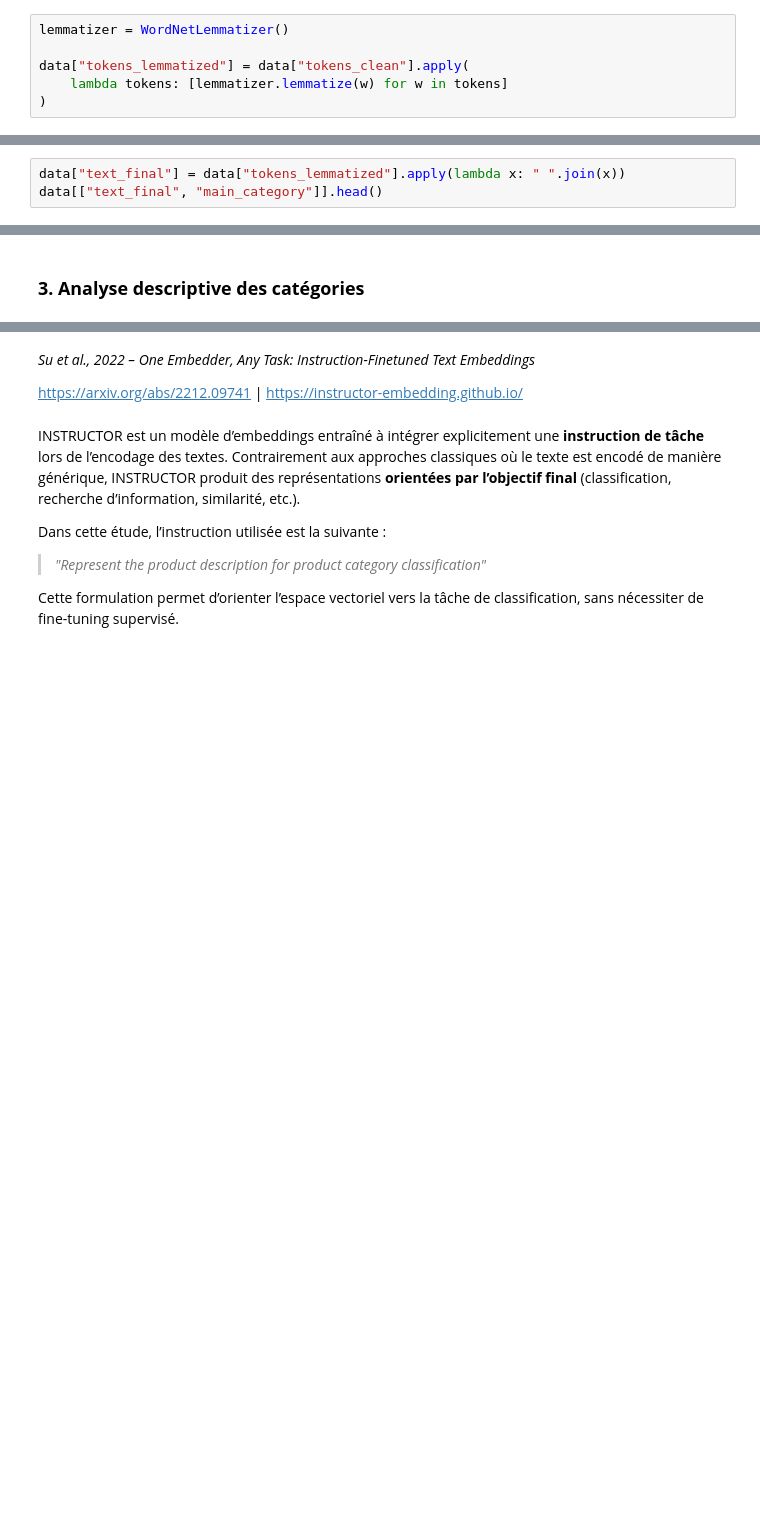
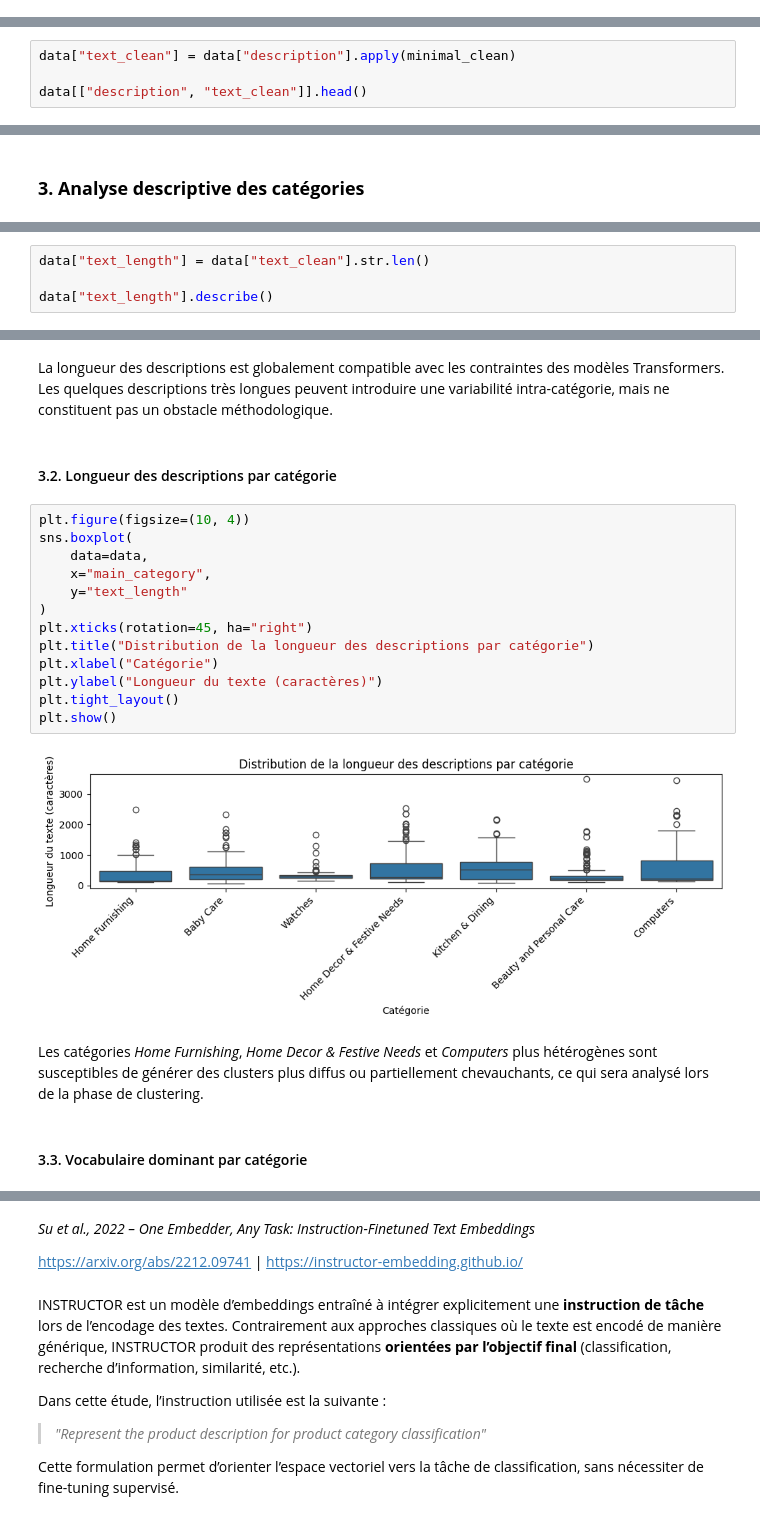
Before and after one commit to MargauxDupeyron/OC-P8-Realisez-un-dashboard-et-assurez-une-veille-technique, a Jupyter notebook: projet8_notebook_veille.ipynb, the cells around one changed output, grey strips where cells are left out. Drawn from its saved outputs; the diff is of its cells as text; blank space fills up the shorter version.

```diff
--- a/projet8_notebook_veille.ipynb
+++ b/projet8_notebook_veille.ipynb
@@ -457,6 +462,0 @@ data["tokens_clean"] = data["tokens"].apply(
-# %%
-lemmatizer = WordNetLemmatizer()
-
-data["tokens_lemmatized"] = data["tokens_clean"].apply(
-    lambda tokens: [lemmatizer.lemmatize(w) for w in tokens]
-)
@@ -465,3 +462,0 @@ data["tokens_lemmatized"] = data["tokens_clean"].apply(
-# %%
-data["text_final"] = data["tokens_lemmatized"].apply(lambda x: " ".join(x))
-data[["text_final", "main_category"]].head()
@@ -474,0 +463,4 @@ data[["text_final", "main_category"]].head()
+# %%
+data["text_clean"] = data["description"].apply(minimal_clean)
+
+data[["description", "text_clean"]].head()
@@ -572,0 +515,4 @@ plt.show()
+# %%
+data["text_length"] = data["text_clean"].str.len()
+
+data["text_length"].describe()
@@ -572,0 +529,23 @@ plt.show()
+# %% [markdown]
+La longueur des descriptions est globalement compatible avec les contraintes des modèles Transformers. Les quelques descriptions très longues peuvent introduire une variabilité intra-catégorie, mais ne constituent pas un obstacle méthodologique.
+# %% [markdown]
+#### 3.2. Longueur des descriptions par catégorie
+# %%
+plt.figure(figsize=(10, 4))
+sns.boxplot(
+    data=data,
+    x="main_category",
+    y="text_length"
+)
+plt.xticks(rotation=45, ha="right")
+plt.title("Distribution de la longueur des descriptions par catégorie")
+plt.xlabel("Catégorie")
+plt.ylabel("Longueur du texte (caractères)")
+plt.tight_layout()
+plt.show()
+# %% [output]
+[figure, added]
+# %% [markdown]
+Les catégories *Home Furnishing*, *Home Decor & Festive Needs* et *Computers* plus hétérogènes sont susceptibles de générer des clusters plus diffus ou partiellement chevauchants, ce qui sera analysé lors de la phase de clustering.
+# %% [markdown]
+#### 3.3. Vocabulaire dominant par catégorie
```
Also changed, not shown: parts of 124 cells of this notebook, 3 other files.
